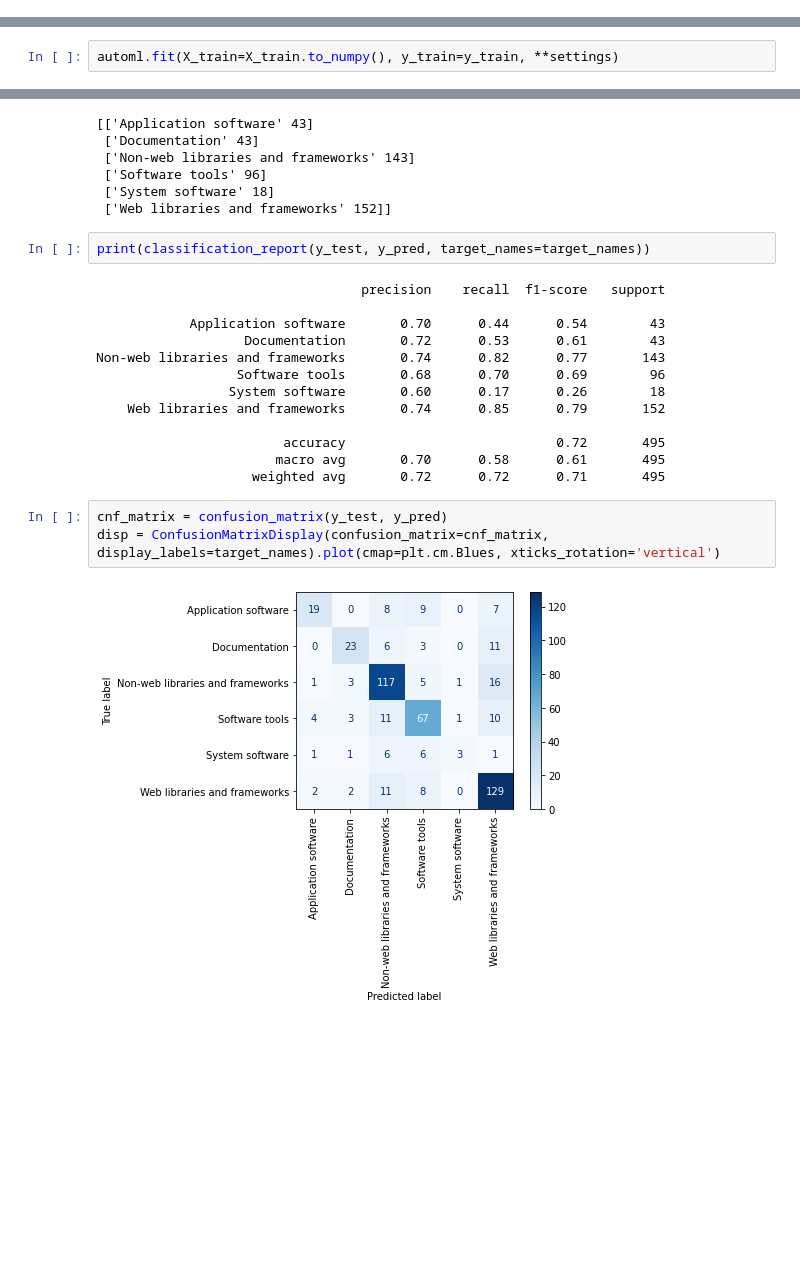
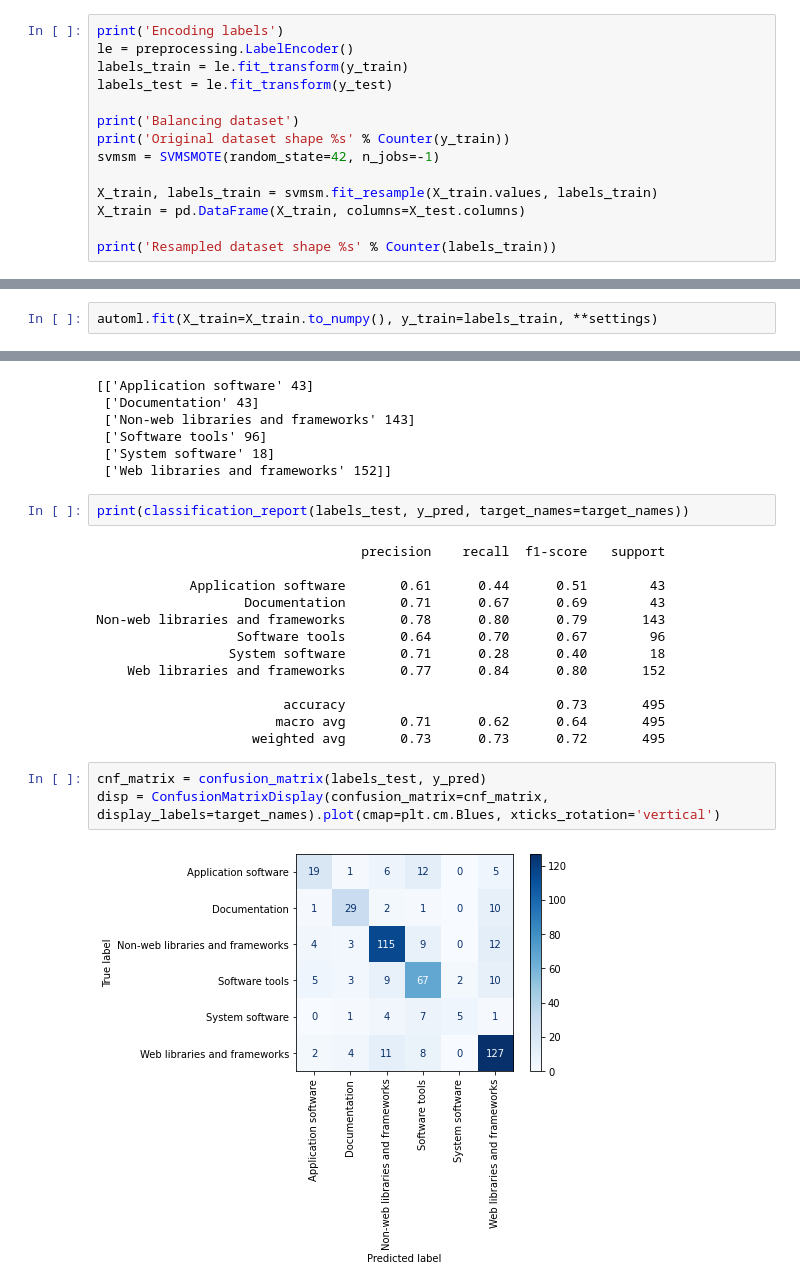
Before and after one commit to fzanart/GHDomains, a Jupyter notebook: Sentence_transformers.ipynb, the cells around one changed output, grey strips where cells are left out. Cells and saved outputs as stored; diff of their text form; blank space fills up the shorter version.

```diff
--- a/Sentence_transformers.ipynb
+++ b/Sentence_transformers.ipynb
@@ -248,0 +252,14 @@ X_test_columns = X_test.columns
+# %%
+print('Encoding labels')
+le = preprocessing.LabelEncoder()
+labels_train = le.fit_transform(y_train)
+labels_test = le.fit_transform(y_test)
+
+print('Balancing dataset')
+print('Original dataset shape %s' % Counter(y_train))
+svmsm = SVMSMOTE(random_state=42, n_jobs=-1)
+
+X_train, labels_train = svmsm.fit_resample(X_train.values, labels_train)
+X_train = pd.DataFrame(X_train, columns=X_test.columns)
+
+print('Resampled dataset shape %s' % Counter(labels_train))
@@ -259,5 +281,5 @@ settings = {
     "seed": 42,    # random seed
 }
 # %%
-automl.fit(X_train=X_train.to_numpy(), y_train=y_train, **settings)
+automl.fit(X_train=X_train.to_numpy(), y_train=labels_train, **settings)
 # %% [output]
@@ -304,22 +326,22 @@ print(np.asarray((target_names, counts)).T)
  ['System software' 18]
  ['Web libraries and frameworks' 152]]
 # %%
-print(classification_report(y_test, y_pred, target_names=target_names))
+print(classification_report(labels_test, y_pred, target_names=target_names))
 # %% [output]
                                   precision    recall  f1-score   support
 
-            Application software       0.70      0.44      0.54        43
-                   Documentation       0.72      0.53      0.61        43
-Non-web libraries and frameworks       0.74      0.82      0.77       143
-                  Software tools       0.68      0.70      0.69        96
-                 System software       0.60      0.17      0.26        18
-    Web libraries and frameworks       0.74      0.85      0.79       152
+            Application software       0.61      0.44      0.51        43
+                   Documentation       0.71      0.67      0.69        43
+Non-web libraries and frameworks       0.78      0.80      0.79       143
+                  Software tools       0.64      0.70      0.67        96
+                 System software       0.71      0.28      0.40        18
+    Web libraries and frameworks       0.77      0.84      0.80       152
 
-                        accuracy                           0.72       495
-                       macro avg       0.70      0.58      0.61       495
-                    weighted avg       0.72      0.72      0.71       495
+                        accuracy                           0.73       495
+                       macro avg       0.71      0.62      0.64       495
+                    weighted avg       0.73      0.73      0.72       495
 # %%
-cnf_matrix = confusion_matrix(y_test, y_pred)
+cnf_matrix = confusion_matrix(labels_test, y_pred)
 disp = ConfusionMatrixDisplay(confusion_matrix=cnf_matrix, display_labels=target_names).plot(cmap=plt.cm.Blues, xticks_rotation='vertical')
 # %% [output]
-[figure, old version]
+[figure, new version]
```
Also changed, not shown: parts of 4 cells of this notebook.
